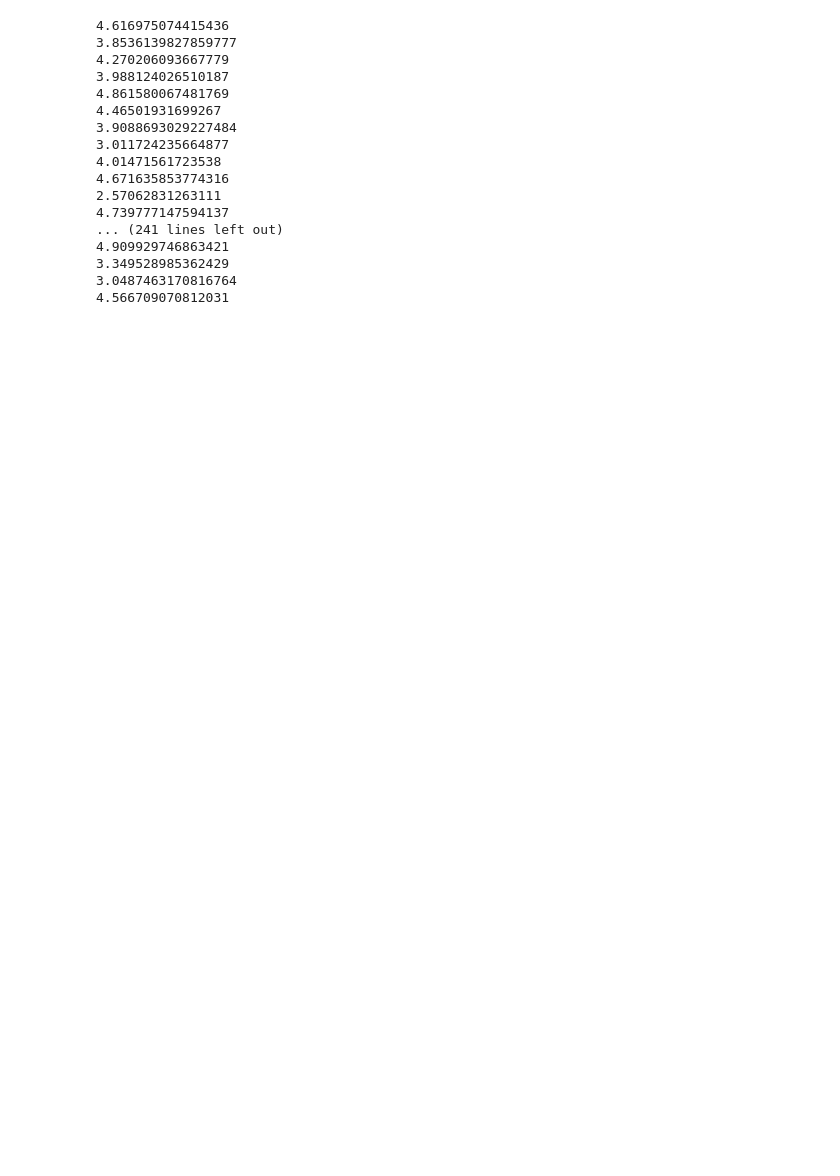
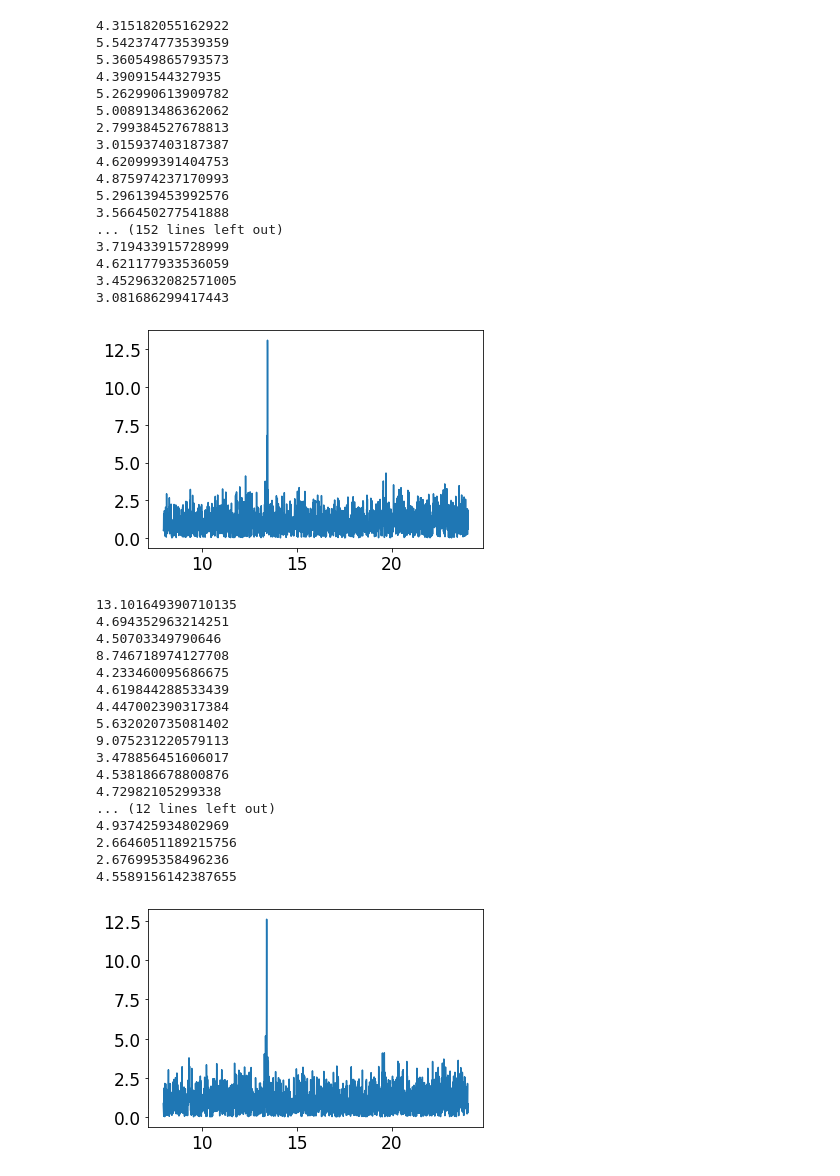
Before and after one commit to Fergus-Hayes/quantum-matched-filter, a Jupyter notebook: CMF.ipynb, the cells around one changed output. Cells and saved outputs as stored; diff of their text form; code cells hidden in the pictures; blank space fills up the shorter version.

Commit message:
Working QMF for 150914 and debugging script for multiple template copy

```diff
--- a/CMF.ipynb
+++ b/CMF.ipynb
@@ -238,35 +176,61 @@ print(df)
+# %%
+SNR_threshold=12.
 # %%
 from pycbc.filter import matched_filter
 
 SNRs = []
 signal_f = np.array(signal)
 
-
-for template,hp_f,hp in zip(templates,hps_f,hps):
-    template_f = np.array(make_frequency_series(TimeSeries(hp, delta_t=dt)))
+#for template,hp_f,hp in zip(templates,hps_f,hps):
+#    template_f = np.array(make_frequency_series(TimeSeries(hp, delta_t=dt)))
+for i,hp_f in enumerate(hps_f):
+    #print(hp_f)
     snr_ = matched_filter(FrequencySeries(hp_f, delta_f=df),
                                    FrequencySeries(signal_f, delta_f=df),
-                                   psd=FrequencySeries(psd_,delta_f=df))
-    snr_ = np.array(snr_.crop(2, 2))
-    print(np.max(np.abs(snr_)))
-    SNRs.append(np.max(np.abs(snr_)))
+                                   psd=FrequencySeries(psd_,delta_f=df))#, low_frequency_cutoff=bank['f_lower'][i])
+    snr_ = snr_.crop(8, 4)
+    snr = np.array(snr_)
+    SNRs.append(np.max(np.abs(snr)))
+    if SNRs[-1]>=SNR_threshold:
+        plt.plot(snr_.sample_times, abs(snr_))
+        plt.show()
+    print(np.max(np.abs(snr)))
 SNRs = np.array(SNRs)
-#print(SNRs)
+print(SNRs[SNRs>SNR_threshold])
 # %% [output]
-4.616975074415436
-3.8536139827859777
-4.270206093667779
-3.988124026510187
-4.861580067481769
-4.46501931699267
-3.9088693029227484
-3.011724235664877
-4.01471561723538
-4.671635853774316
-2.57062831263111
-4.739777147594137
-... (241 lines left out)
-4.909929746863421
-3.349528985362429
-3.0487463170816764
-4.566709070812031
+4.315182055162922
+5.542374773539359
+5.360549865793573
+4.39091544327935
+5.262990613909782
+5.008913486362062
+2.799384527678813
+3.015937403187387
+4.620999391404753
+4.875974237170993
+5.296139453992576
+3.566450277541888
+... (152 lines left out)
+3.719433915728999
+4.621177933536059
+3.4529632082571005
+3.081686299417443
+[figure, added]
+13.101649390710135
+4.694352963214251
+4.50703349790646
+8.746718974127708
+4.233460095686675
+4.619844288533439
+4.447002390317384
+5.632020735081402
+9.075231220579113
+3.478856451606017
+4.538186678800876
+4.72982105299338
+... (12 lines left out)
+4.937425934802969
+2.6646051189215756
+2.676995358496236
+4.5589156142387655
+[figure, added]
```
Also changed, not shown: parts of 25 cells of this notebook, 5 other files.
